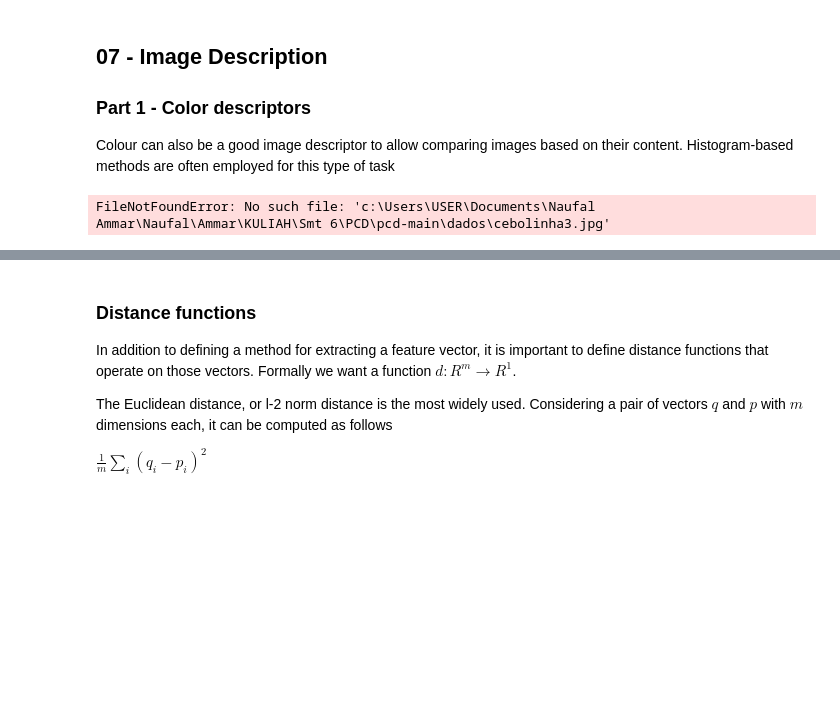
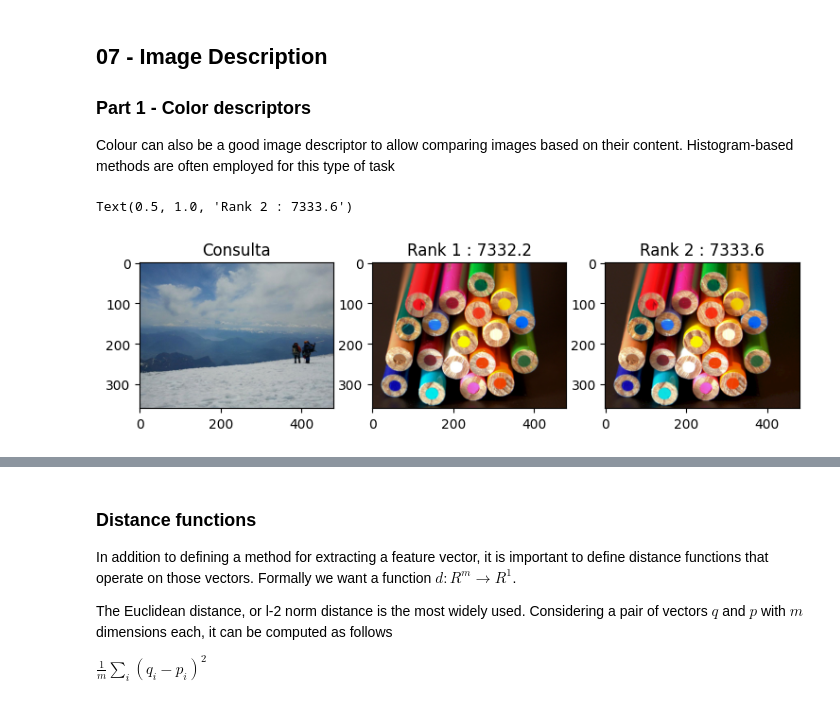
Before and after one commit to naufalamr17/PraktikumPCD, a Jupyter notebook: 07a_image_description_color.ipynb, the cells around one changed output, grey strips where cells are left out. Drawn from its saved outputs; the diff is of its cells as text; code cells hidden in the pictures; blank space fills up the shorter version.

```diff
--- a/07a_image_description_color.ipynb
+++ b/07a_image_description_color.ipynb
@@ -7,29 +7,30 @@ Colour can also be a good image descriptor to allow comparing images based on th
 # %%
 import imageio
 import numpy as np
 import matplotlib.pyplot as plt
 
 # carregar e exibir imagens da "base de dados"
-img1 = imageio.imread("dados/cebolinha3.jpg")
-img2 = imageio.imread("dados/cebolinha2.jpg")
+img1 = imageio.imread("images/pencil.png")
+img2 = imageio.imread("images/pencil2_RGB.png")
 
 # carregar imagem de consulta e codificar funcao de distancia
 # computar as distancias e exibir
-imgQ = imageio.imread("dados/cebolinha1.jpg")
+imgQ = imageio.imread("images/mountain.jpg")
 
 def Euclidean_distance(A, B):
     """ Calcula a distancia Euclidiana entre dois vetores de mesmo tamanho"""
     return  np.sqrt( np.sum((A-B)**2) )
 
 dQ1 = Euclidean_distance(imgQ, img1)
 dQ2 = Euclidean_distance(imgQ, img2)
 
 plt.figure(figsize=(9,3))
 plt.subplot(131); plt.imshow(imgQ); plt.title('Consulta')
 plt.subplot(132); plt.imshow(img1); plt.title('Rank 1 : %.1f' % dQ1)
 plt.subplot(133); plt.imshow(img2); plt.title('Rank 2 : %.1f' % dQ2)
 # %% [output]
-FileNotFoundError: No such file: 'c:\Users\USER\Documents\Naufal Ammar\Naufal\Ammar\KULIAH\Smt 6\PCD\pcd-main\dados\cebolinha3.jpg'
+Text(0.5, 1.0, 'Rank 2 : 7333.6')
+[figure, added]
 # %%
 def histograma_global(img, bins):
 
```
Also changed, not shown: parts of 3 cells of this notebook, 7 other files.
